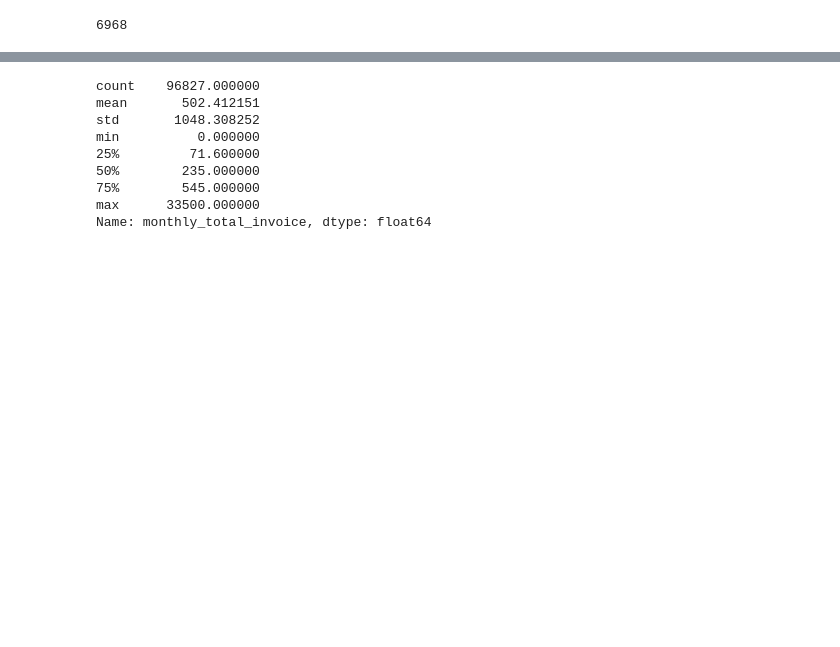
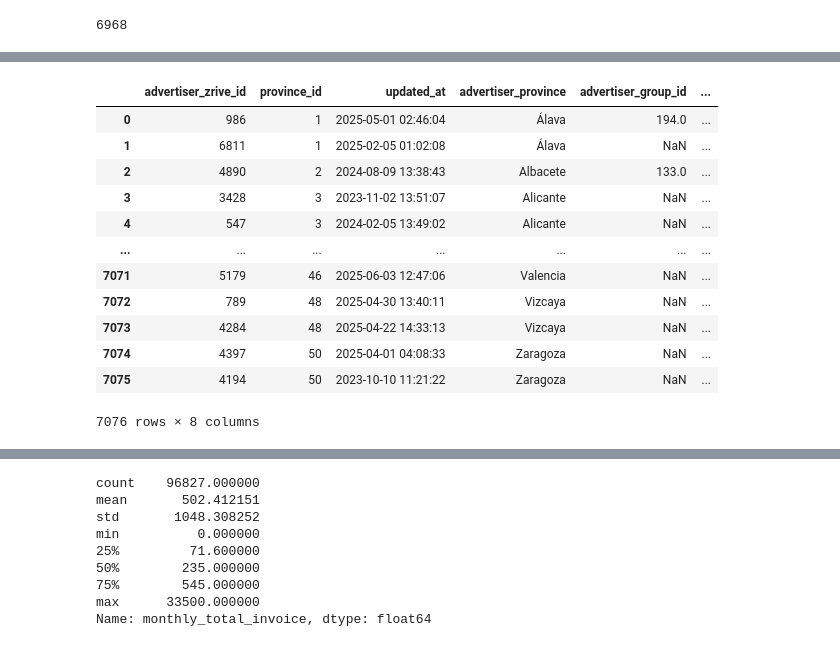
Before and after one commit to Komorebi-Team/KOMOREBI-PROJECT, a Jupyter notebook: notebooks/EDA_jtc.ipynb, the cells around one changed output, grey strips where cells are left out. Drawn from its saved outputs; the diff is of its cells as text; code cells hidden in the pictures; blank space fills up the shorter version.

```diff
--- a/notebooks/EDA_jtc.ipynb
+++ b/notebooks/EDA_jtc.ipynb
@@ -1731,0 +1765,16 @@ df_fct["monthly_total_invoice"].plot(kind='box')
+# %%
+df_dim
+# %% [output]
+|  | advertiser_zrive_id | province_id | updated_at | advertiser_province | advertiser_group_id | ... |
+| 0 | 986 | 1 | 2025-05-01 02:46:04 | Álava | 194.0 | ... |
+| 1 | 6811 | 1 | 2025-02-05 01:02:08 | Álava | NaN | ... |
+| 2 | 4890 | 2 | 2024-08-09 13:38:43 | Albacete | 133.0 | ... |
+| 3 | 3428 | 3 | 2023-11-02 13:51:07 | Alicante | NaN | ... |
+| 4 | 547 | 3 | 2024-02-05 13:49:02 | Alicante | NaN | ... |
+| ... | ... | ... | ... | ... | ... | ... |
+| 7071 | 5179 | 46 | 2025-06-03 12:47:06 | Valencia | NaN | ... |
+| 7072 | 789 | 48 | 2025-04-30 13:40:11 | Vizcaya | NaN | ... |
+| 7073 | 4284 | 48 | 2025-04-22 14:33:13 | Vizcaya | NaN | ... |
+| 7074 | 4397 | 50 | 2025-04-01 04:08:33 | Zaragoza | NaN | ... |
+| 7075 | 4194 | 50 | 2023-10-10 11:21:22 | Zaragoza | NaN | ... |
+7076 rows × 8 columns
```
Also changed, not shown: parts of 26 cells of this notebook.
